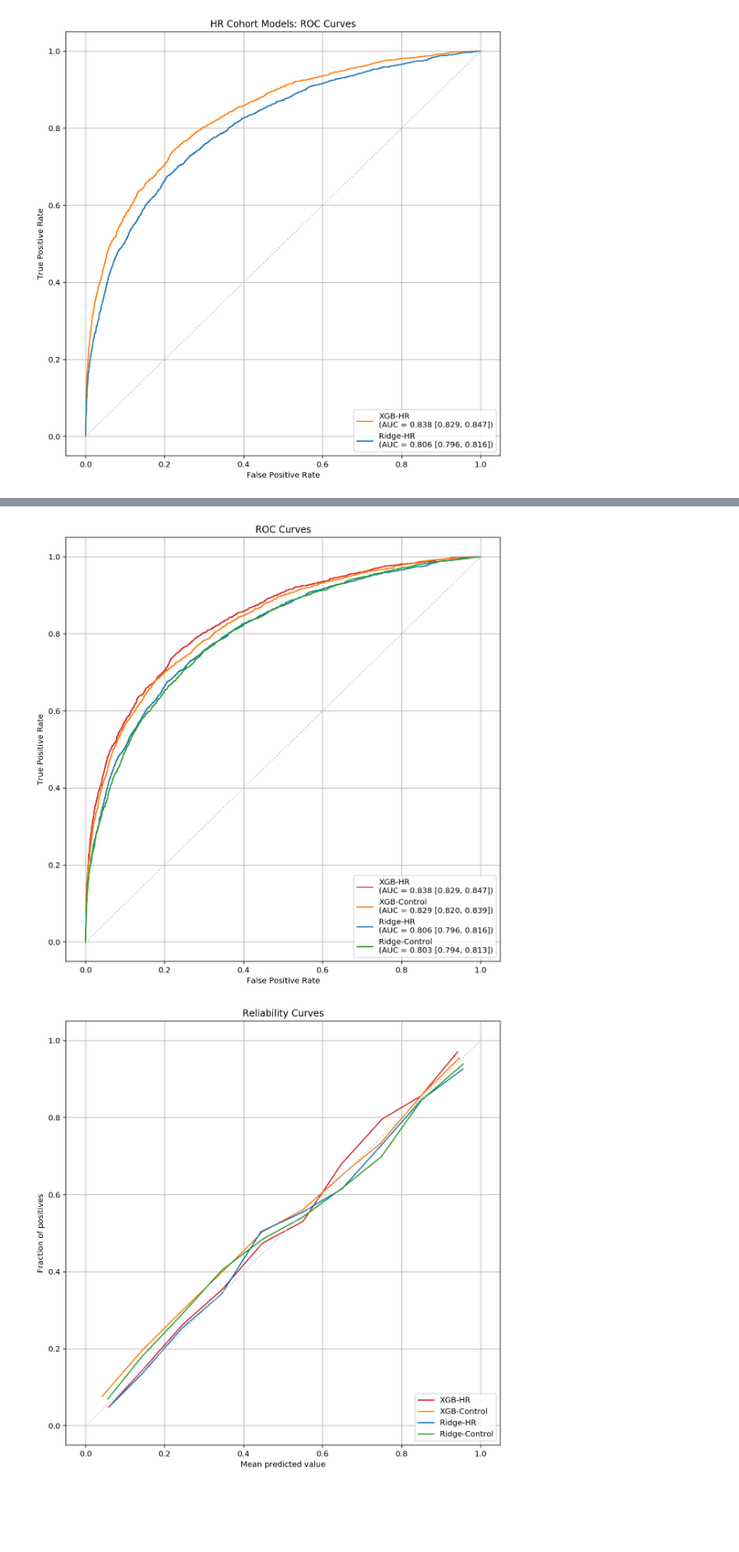
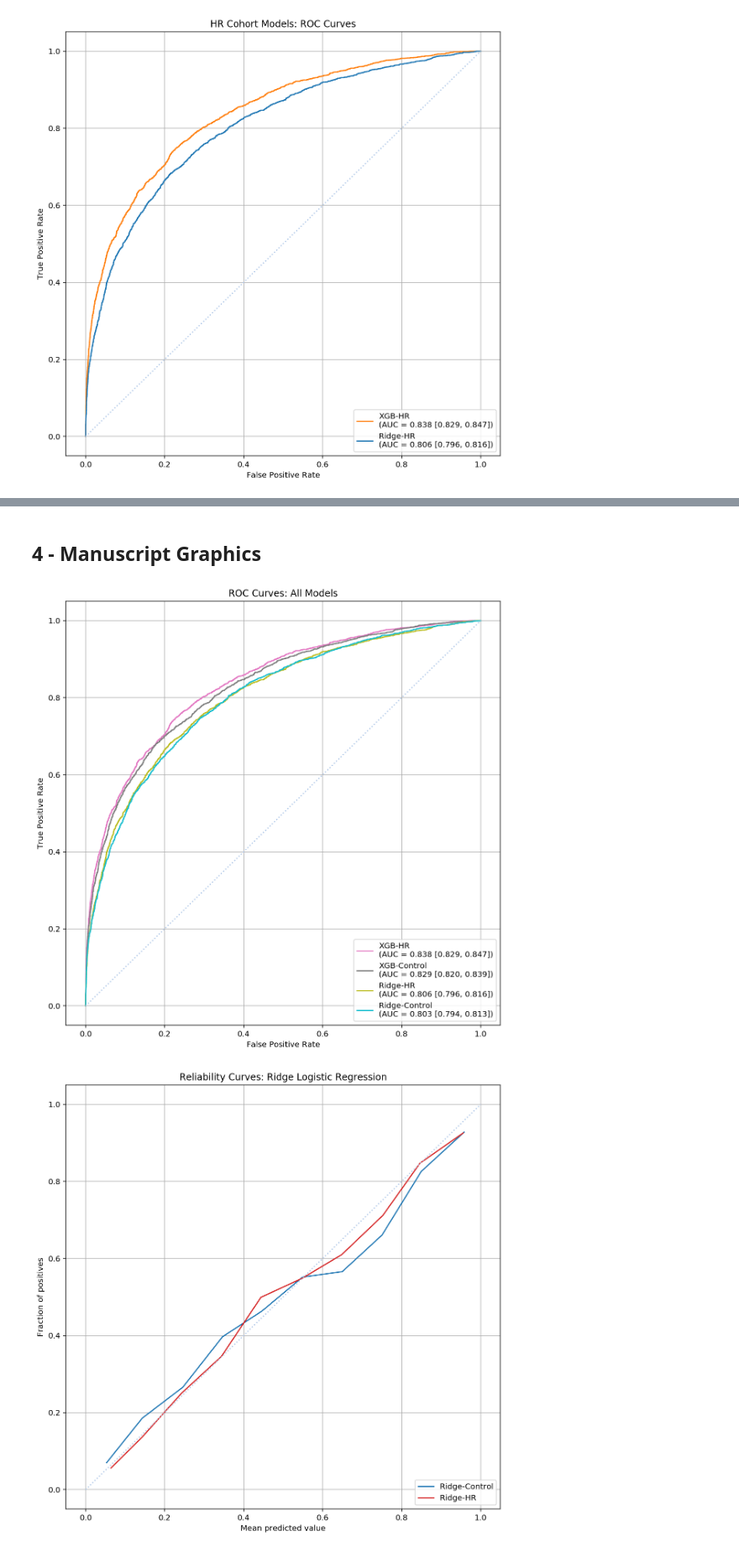
Before and after one commit to cosgriffc/calibrating-severity, a Jupyter notebook: modeling/model_metrics.ipynb, the cells around one changed output, grey strips where cells are left out. Shown at 84% size. Drawn from its saved outputs; the diff is of its cells as text; code cells hidden in the pictures; blank space fills up the shorter version.

```diff
--- a/modeling/model_metrics.ipynb
+++ b/modeling/model_metrics.ipynb
@@ -81,14 +77,16 @@ We'll produce combined versions of these graphs for publication.
+# %% [markdown]
+## 4 - Manuscript Graphics
 # %%
 gen_auc_plot(models=[xgb_classifier_HR, xgb_classifier, ridge_classifier_HR, ridge_classifier],
-             names=['XGB-HR', 'XGB-Control', 'Ridge-HR', 'Ridge-Control'], title='ROC Curves',
-             colors=[tableau20[6], tableau20[2], tableau20[0], tableau20[4]], X=test_X_HR,
+             names=['XGB-HR', 'XGB-Control', 'Ridge-HR', 'Ridge-Control'], title='ROC Curves: All Models',
+             colors=[tableau20[12], tableau20[14], tableau20[16], tableau20[18]], X=test_X_HR,
              y=test_y_HR, save_name='roc_all')
 # %% [output]
-[figure, old version]
+[figure, new version]
 # %%
-gen_calib_plot(models=[xgb_classifier_HR, xgb_classifier, ridge_classifier_HR, ridge_classifier],
-             names=['XGB-HR', 'XGB-Control', 'Ridge-HR', 'Ridge-Control'], title='Reliability Curves',
-             colors=[tableau20[6], tableau20[2], tableau20[0], tableau20[4]], X=test_X_HR,
-               y=test_y_HR, save_name='rel_all')
+gen_calib_plot(models=[ridge_classifier, ridge_classifier_HR],
+             names=['Ridge-Control', 'Ridge-HR'], title='Reliability Curves: Ridge Logistic Regression',
+             colors=[tableau20[0], tableau20[6]], X=test_X_HR,
+               y=test_y_HR, save_name='rel_ridge')
 # %% [output]
-[figure, old version]
+[figure, new version]
```
Also changed, not shown: parts of 7 cells of this notebook, 3 other files.
